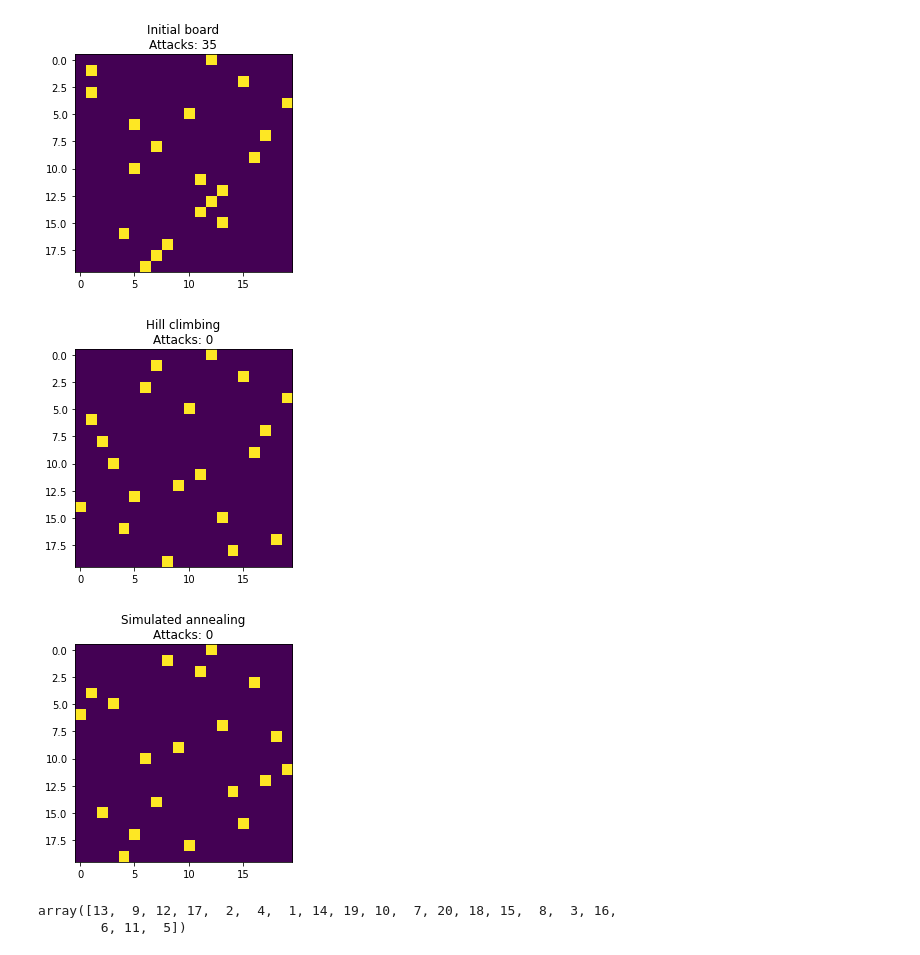
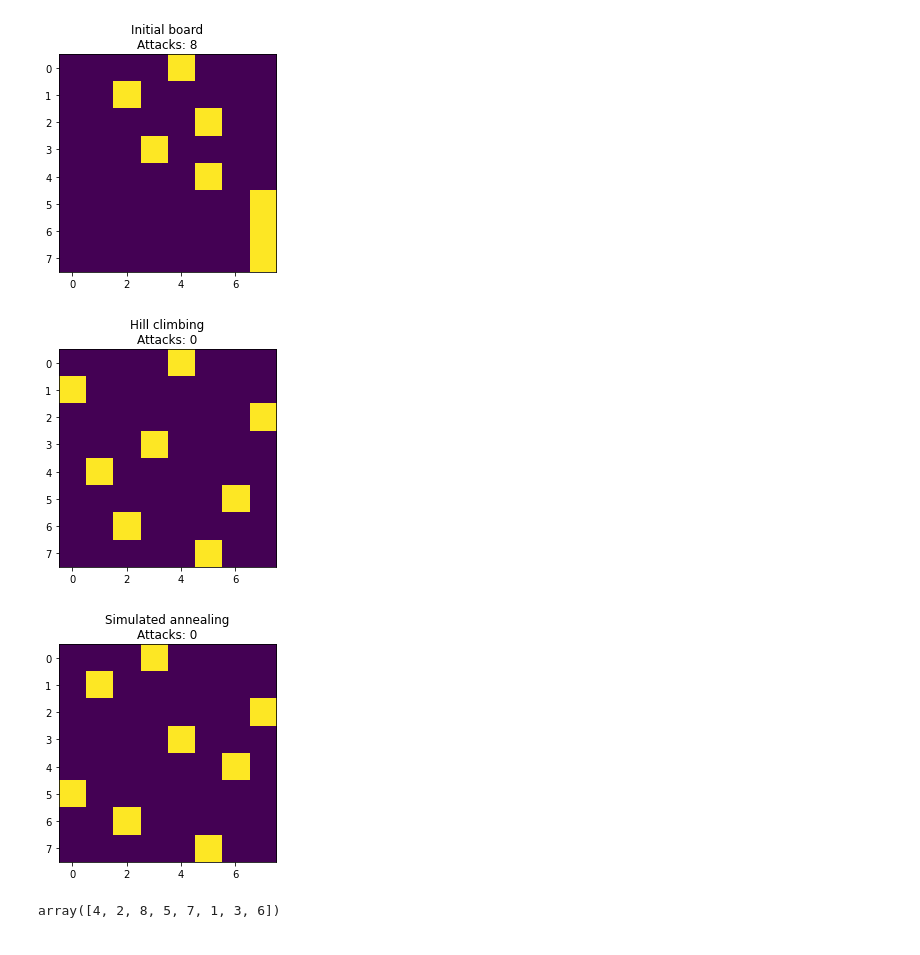
Before and after one commit to Krfld/ISEL-IASC, a Jupyter notebook: Objetivo 2/1.ipynb, the cells around one changed output. Saved outputs shown, nothing was run; the diff lists cells and outputs as text; code cells hidden in the pictures.

```diff
--- a/Objetivo 2/1.ipynb
+++ b/Objetivo 2/1.ipynb
@@ -144,15 +145,14 @@ class NQueens:
         value *= -1
         return value
 # %%
-nq = NQueens(20)
+nq = NQueens(8)
 SearchAlgorithms.hillClimbingWithRandomRestart(nq)
 SearchAlgorithms.simulatedAnnealing(nq, SearchAlgorithms.schedule)
 # %% [output]
-[figure, old version]
+[figure, new version]
-[figure, old version]
+[figure, new version]
-[figure, old version]
+[figure, new version]
-array([13,  9, 12, 17,  2,  4,  1, 14, 19, 10,  7, 20, 18, 15,  8,  3, 16,
-        6, 11,  5])
+array([4, 2, 8, 5, 7, 1, 3, 6])
 # %%
 class TravellingSalesman:
     def __init__(self, N, size=100):
```
Also changed, not shown: parts of 3 cells of this notebook, 1 other file.
